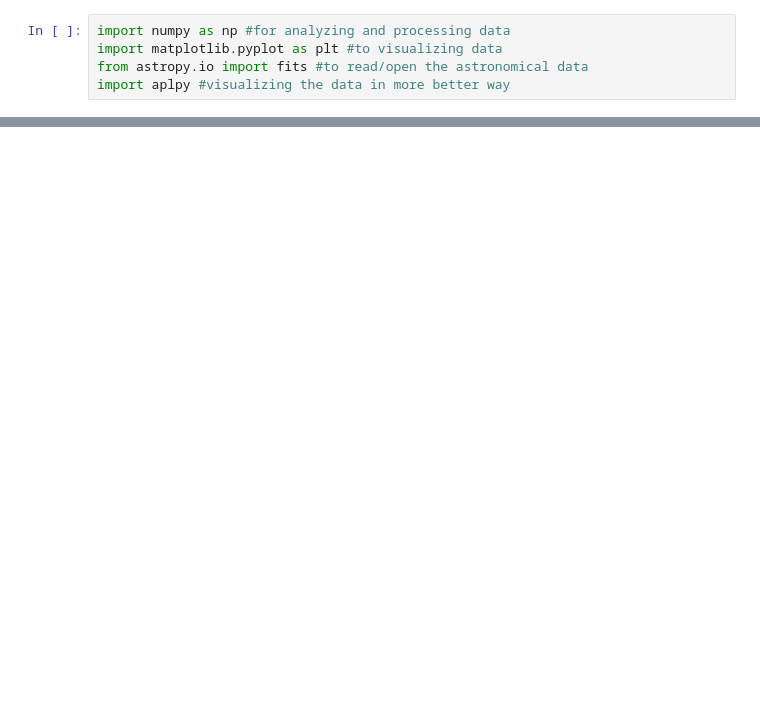
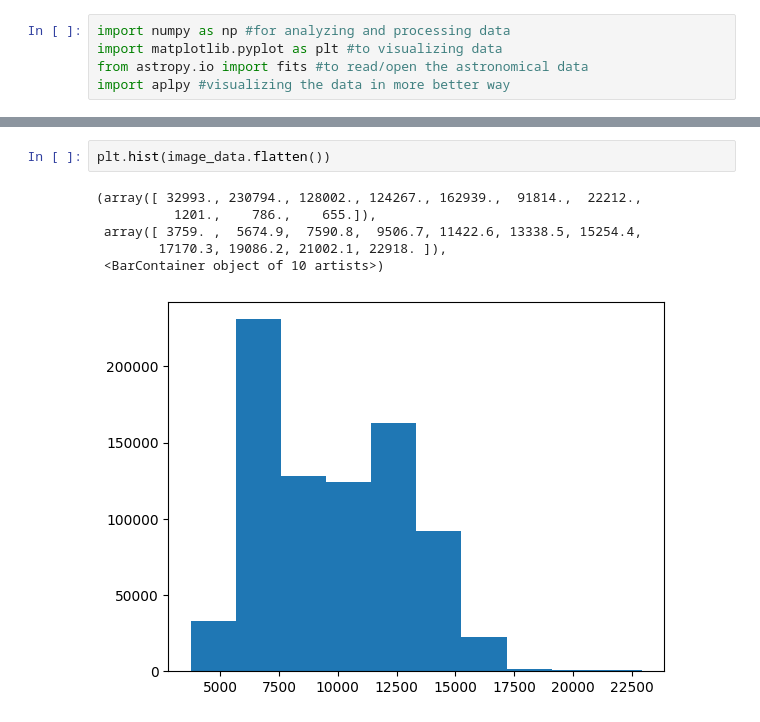
Before and after one commit to Dilaa13/astro-code, a Jupyter notebook: astro_code001.ipynb, the cells around one changed output, grey strips where cells are left out. Saved outputs shown, nothing was run; the diff lists cells and outputs as text; blank space fills up the shorter version.

```diff
--- a/astro_code001.ipynb
+++ b/astro_code001.ipynb
@@ -23,0 +87,9 @@ d:\projects github\astro-code
+# %%
+plt.hist(image_data.flatten())
+# %% [output]
+(array([ 32993., 230794., 128002., 124267., 162939.,  91814.,  22212.,
+          1201.,    786.,    655.]),
+ array([ 3759. ,  5674.9,  7590.8,  9506.7, 11422.6, 13338.5, 15254.4,
+        17170.3, 19086.2, 21002.1, 22918. ]),
+ <BarContainer object of 10 artists>)
+[figure, added]
```
Also changed, not shown: parts of 18 cells of this notebook, 3 other files.
